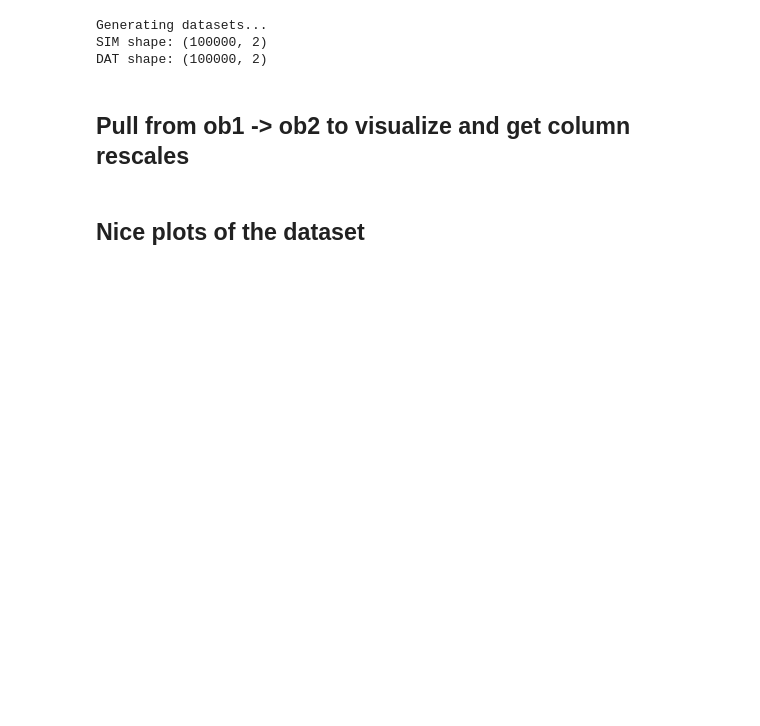
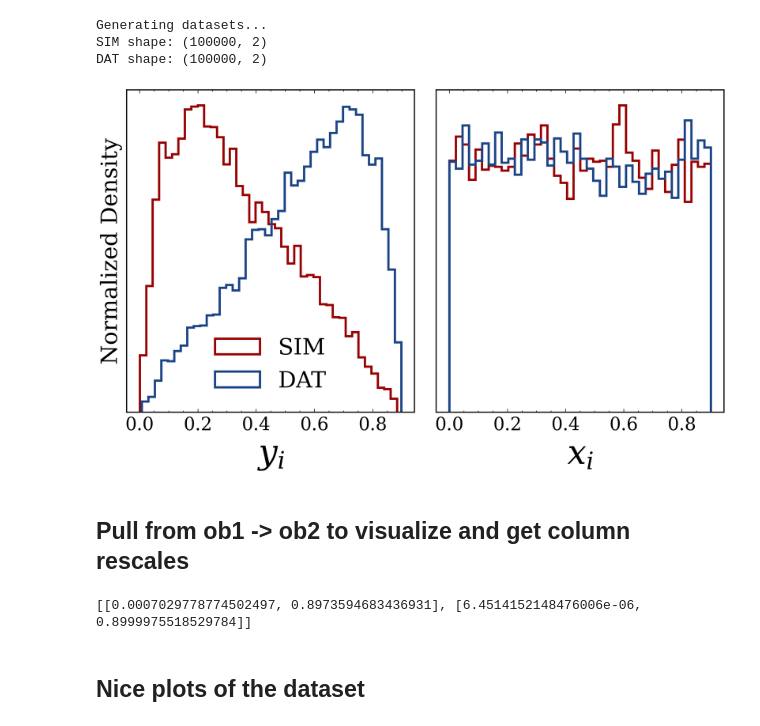
Before and after one commit to rmastand/FETA, a Jupyter notebook: generate_dataset_and_preprocess_toy.ipynb, the cells around one changed output. Drawn from its saved outputs; the diff is of its cells as text; code cells hidden in the pictures; blank space fills up the shorter version.

```diff
--- a/generate_dataset_and_preprocess_toy.ipynb
+++ b/generate_dataset_and_preprocess_toy.ipynb
@@ -31,14 +33,14 @@ os.makedirs(data_dir, exist_ok=True)
 Making dataset directory at /global/home/users/rrmastandrea/CURTAINS_SALAD/triangle_npoints100000_nfeatures2/data ...
 # %%
 # dataset generation parameters
-context_endpoints = (0, 1)
+context_endpoints = (0, .9)
 
 
-bands_dict = {"ob1": [0, .2],
-              "sb1": [.2, .4],
-              "sr" : [.4, .6],
-              "sb2": [.6, .8],
-              "ob2": [.8, 1]}
+bands_dict = {
+              "sb1": [0, .3],
+              "sr" : [.3, .6],
+              "sb2": [.6, .9],
+            }
 
 print("Generating datasets...")
 
@@ -52,6 +54,48 @@ print("DAT shape:", data_dat.shape)
 Generating datasets...
 SIM shape: (100000, 2)
 DAT shape: (100000, 2)
+# %%
+# features plots
+
+sim_color = "#990000"
+trans_color = "#674ea7"
+dat_color = "#1c4587"
+
+dpi = 800
+
+alpha = 0.5
+n_plot = 10000
+bins = 40
+w = 2
+
+
+import matplotlib as mpl
+mpl.rcParams['axes.linewidth'] = 1 #set the value globally
+
+feature_labels = ["$y_i$", "$x_i$"]
+
+
+
+n_features = 2
+
+
+
+fig, ax = plt.subplots(1, n_features, figsize = (4*n_features, 5))
+
+for i in range(n_features):
+    ax[i].hist(data_sim[:n_plot,i], bins = bins, density = True, label = "SIM", histtype = "step", color = sim_color, linewidth = w)
+    ax[i].hist(data_dat[:n_plot,i], bins = bins, density = True, label = "DAT", histtype = "step", color = dat_color, linewidth = w)
+
+    ax[i].set_xlabel(feature_labels[i], fontsize = 30)
+    ax[i].set_yticks([])
+
+ax[0].set_ylabel("Normalized Density")
+ax[0].legend(fontsize = 20, loc = "lower center")
+plt.tight_layout()
+fig.savefig("paper_plots/toy_features.pdf", dpi = dpi)
+fig.show()
+# %% [output]
+[figure, added]
 # %%
 def pull_from_mass_range(dataset, mass_ranges):
 
@@ -84,18 +128,16 @@ def minmaxscale(data, col_minmax, lower = -3.0, upper = 3.0):
 # %% [markdown]
 ## Pull from ob1 -> ob2 to visualize and get column rescales
 # %%
-trial_data_sim = pull_from_mass_range(data_sim, [bands_dict["ob1"], bands_dict["sb1"], bands_dict["sr"], bands_dict["sb2"], bands_dict["ob2"]])
-trial_data_dat = pull_from_mass_range(data_dat, [bands_dict["ob1"], bands_dict["sb1"], bands_dict["sr"], bands_dict["sb2"], bands_dict["ob2"]])
+col_minmax = []
+for col in range(2):
+    col_minmax.append([np.min(data_sim[:, col]), np.max(data_sim[:, col])])
+
+print(col_minmax)
 
 
-# list of (min, max) to preprocess every column
-col_minmax = []
-for col in range(n_features):
-            col_minmax.append([np.min(trial_data_sim[:, col]), np.max(trial_data_sim[:, col])])
-
-col_rescales = []
-for col in range(n_features):
-            col_rescales.append([np.mean(trial_data_sim[:, col]), np.std(trial_data_sim[:, col])])
+np.save(os.path.join(data_dir, "col_minmax.npy"), col_minmax)
+# %% [output]
+[[0.0007029778774502497, 0.8973594683436931], [6.4514152148476006e-06, 0.8999975518529784]]
 # %% [markdown]
 ## Nice plots of the dataset
 # %%
```
Also changed, not shown: parts of 3 cells of this notebook, 2 other files.
